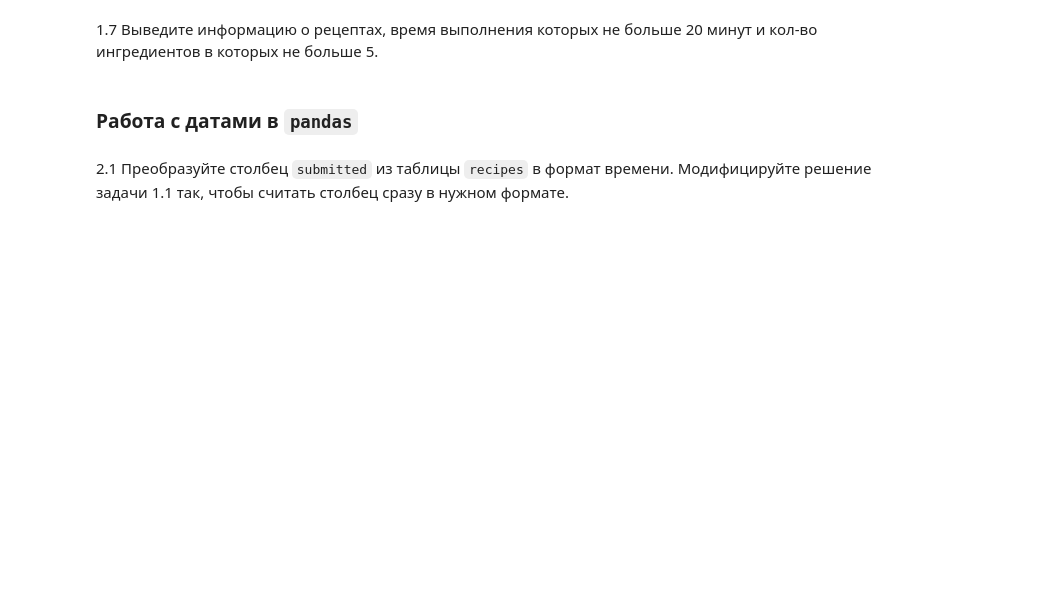
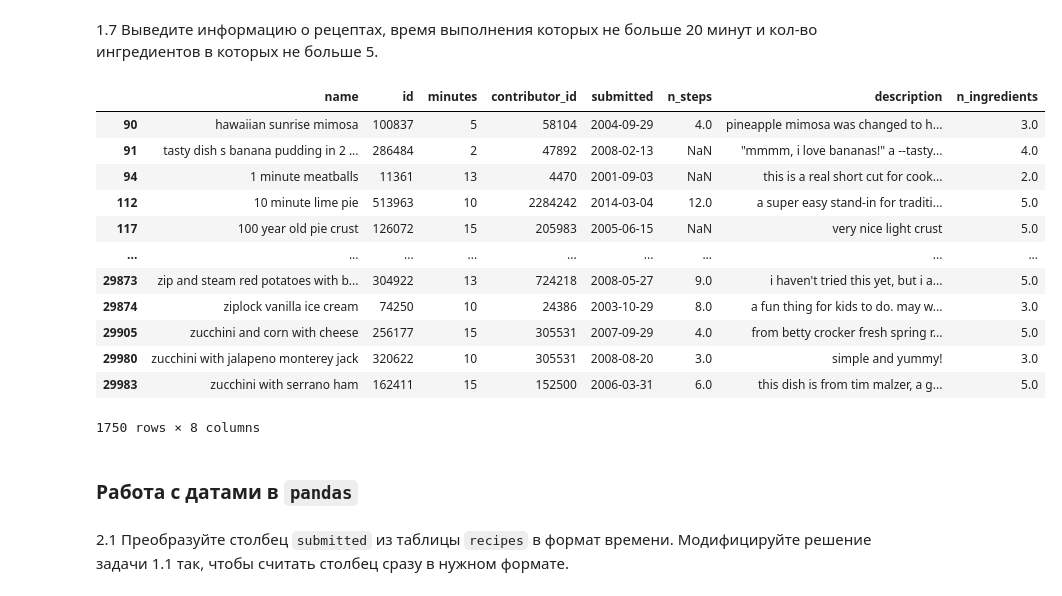
Before and after one commit to Amikuto/BigDataPT-BDPT-, a Jupyter notebook: Pandas/02_pandas_Фамилия_Имя.ipynb, the cells around one changed output. Cells and saved outputs as stored; diff of their text form; code cells hidden in the pictures; blank space fills up the shorter version.

```diff
--- a/Pandas/02_pandas_Фамилия_Имя.ipynb
+++ b/Pandas/02_pandas_Фамилия_Имя.ipynb
@@ -90,5 +149,21 @@ recipes.isna().sum(), reviews.isna().sum()
 # %% [markdown]
 1.7 Выведите информацию о рецептах, время выполнения которых не больше 20 минут и кол-во ингредиентов в которых не больше 5.
+# %%
+recipes[(recipes["minutes"] < 20) & (recipes["n_ingredients"] <= 5)]
+# %% [output]
+|  | name | id | minutes | contributor_id | submitted | n_steps | description | n_ingredients |
+| 90 | hawaiian sunrise mimosa | 100837 | 5 | 58104 | 2004-09-29 | 4.0 | pineapple mimosa was changed to h... | 3.0 |
+| 91 | tasty dish s banana pudding in 2 ... | 286484 | 2 | 47892 | 2008-02-13 | NaN | "mmmm, i love bananas!" a --tasty... | 4.0 |
+| 94 | 1 minute meatballs | 11361 | 13 | 4470 | 2001-09-03 | NaN | this is a real short cut for cook... | 2.0 |
+| 112 | 10 minute lime pie | 513963 | 10 | 2284242 | 2014-03-04 | 12.0 | a super easy stand-in for traditi... | 5.0 |
+| 117 | 100 year old pie crust | 126072 | 15 | 205983 | 2005-06-15 | NaN | very nice light crust | 5.0 |
+| ... | ... | ... | ... | ... | ... | ... | ... | ... |
+| 29873 | zip and steam red potatoes with b... | 304922 | 13 | 724218 | 2008-05-27 | 9.0 | i haven't tried this yet, but i a... | 5.0 |
+| 29874 | ziplock vanilla ice cream | 74250 | 10 | 24386 | 2003-10-29 | 8.0 | a fun thing for kids to do. may w... | 3.0 |
+| 29905 | zucchini and corn with cheese | 256177 | 15 | 305531 | 2007-09-29 | 4.0 | from betty crocker fresh spring r... | 5.0 |
+| 29980 | zucchini with jalapeno monterey jack | 320622 | 10 | 305531 | 2008-08-20 | 3.0 | simple and yummy! | 3.0 |
+| 29983 | zucchini with serrano ham | 162411 | 15 | 152500 | 2006-03-31 | 6.0 | this dish is from tim malzer, a g... | 5.0 |
+1750 rows × 8 columns
 # %% [markdown]
 ### Работа с датами в `pandas`
 # %% [markdown]
```
Also changed, not shown: parts of 7 cells of this notebook.
